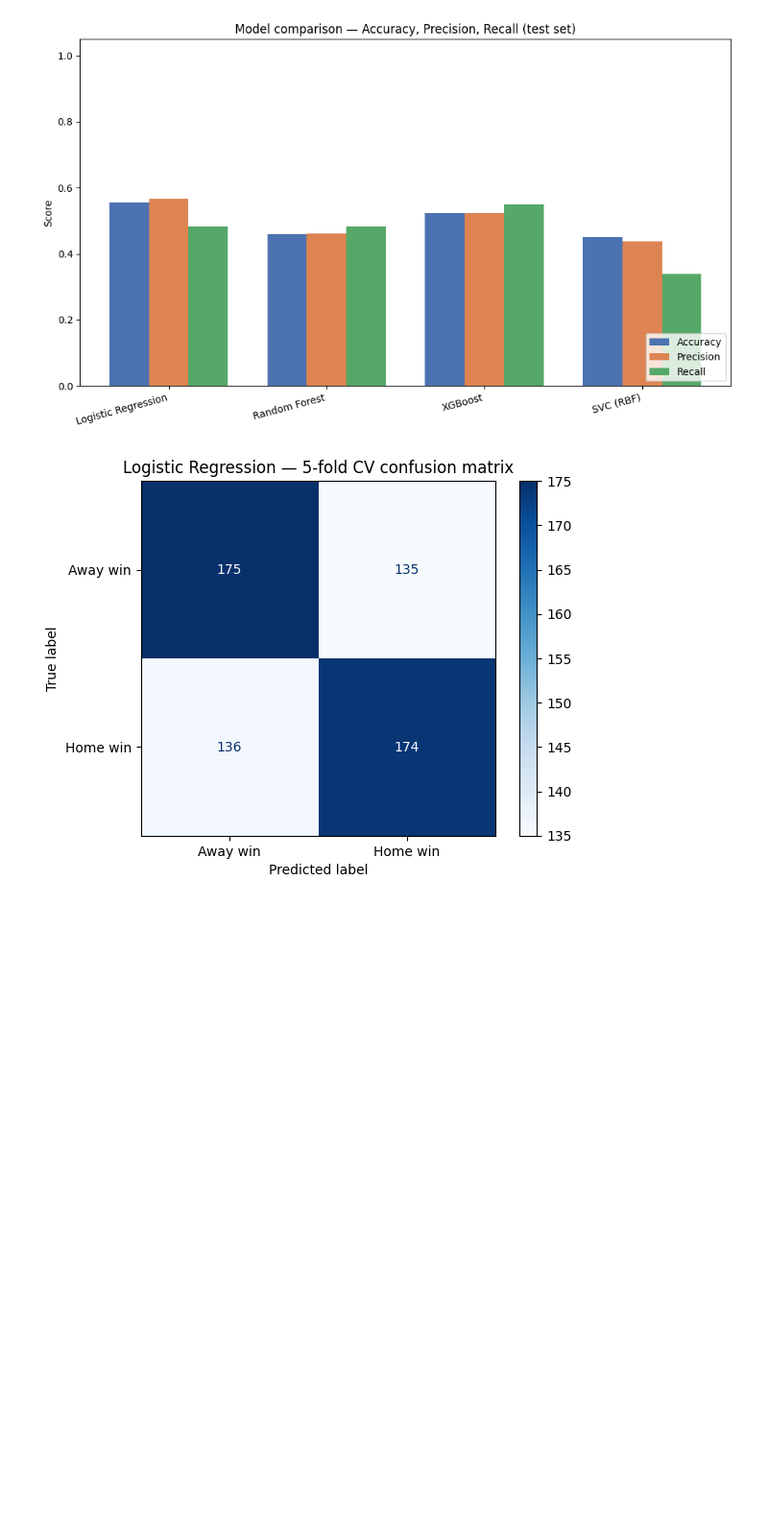
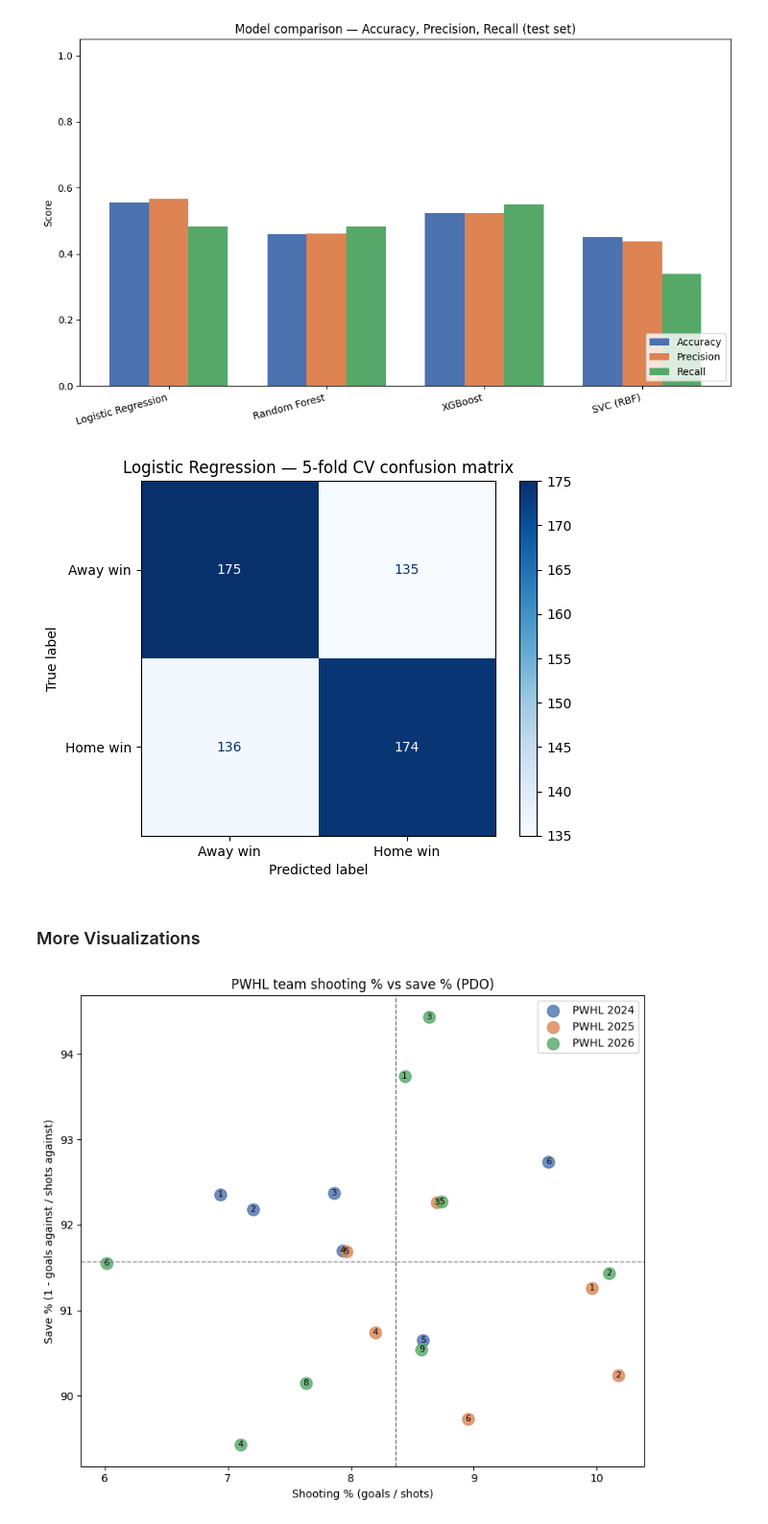
Before and after one commit to CharlizeCo/dsc490_hockey_capstone, a Jupyter notebook: dsc490_hockey_capstone.ipynb, the cells around one changed output. Shown at 96% size. Drawn from its saved outputs; the diff is of its cells as text; code cells hidden in the pictures; blank space fills up the shorter version.

```diff
--- a/dsc490_hockey_capstone.ipynb
+++ b/dsc490_hockey_capstone.ipynb
@@ -693,3 +693,60 @@ plt.title("Logistic Regression — 5-fold CV confusion matrix")
 plt.show()
 # %% [output]
 [figure]
+# %% [markdown]
+### More Visualizations
+# %%
+import pandas as pd
+import matplotlib.pyplot as plt
+
+def pdo_table(team_box, season_label):
+    tb = team_box.copy()
+
+    # goals against: opponent's goals in the same game
+    opp_goals = tb[["game_id","team_id","goals"]].rename(
+        columns={"team_id":"opp_id","goals":"goals_against"})
+    tb = tb.merge(opp_goals, on="game_id", how="left")
+    tb = tb[tb["team_id"] != tb["opp_id"]]
+
+    # shots against: opponent's shots in the same game (from a fresh copy)
+    opp_shots = team_box[["game_id","team_id","shots"]].rename(
+        columns={"team_id":"opp_id","shots":"shots_against"})
+    tb = tb.merge(opp_shots, on=["game_id","opp_id"], how="left")
+
+    agg = (tb.groupby("team_id")
+             .agg(goals=("goals","sum"),
+                  goals_against=("goals_against","sum"),
+                  shots=("shots","sum"),
+                  shots_against=("shots_against","sum"))
+             .reset_index())
+
+    agg["sh_pct"] = agg["goals"] / agg["shots"].replace(0, pd.NA) * 100
+    agg["sv_pct"] = (1 - agg["goals_against"] / agg["shots_against"].replace(0, pd.NA)) * 100
+    agg["pdo"]    = agg["sh_pct"] + agg["sv_pct"]
+    agg["season"] = season_label
+    return agg
+
+pdo_all = pd.concat([
+    pdo_table(pwhl_2024["team_boxscores"], "2024"),
+    pdo_table(pwhl_2025["team_boxscores"], "2025"),
+    pdo_table(pwhl_2026["team_boxscores"], "2026"),
+], ignore_index=True)
+
+fig, ax = plt.subplots(figsize=(8, 7))
+colors = {"2024":"#4C72B0","2025":"#DD8452","2026":"#55A868"}
+for s, g in pdo_all.groupby("season"):
+    ax.scatter(g["sh_pct"], g["sv_pct"], s=120, alpha=0.8,
+               color=colors[s], label=f"PWHL {s}")
+    for _, r in g.iterrows():
+        ax.annotate(str(int(r["team_id"])), (r["sh_pct"], r["sv_pct"]),
+                    fontsize=8, ha="center", va="center")
+
+ax.axhline(pdo_all["sv_pct"].mean(), color="gray", ls="--", lw=1)
+ax.axvline(pdo_all["sh_pct"].mean(), color="gray", ls="--", lw=1)
+ax.set_xlabel("Shooting % (goals / shots)")
+ax.set_ylabel("Save % (1 - goals against / shots against)")
+ax.set_title("PWHL team shooting % vs save % (PDO)")
+ax.legend()
+plt.tight_layout(); plt.show()
+# %% [output]
+[figure, added]
```
Also changed, not shown: parts of 3 cells of this notebook.
